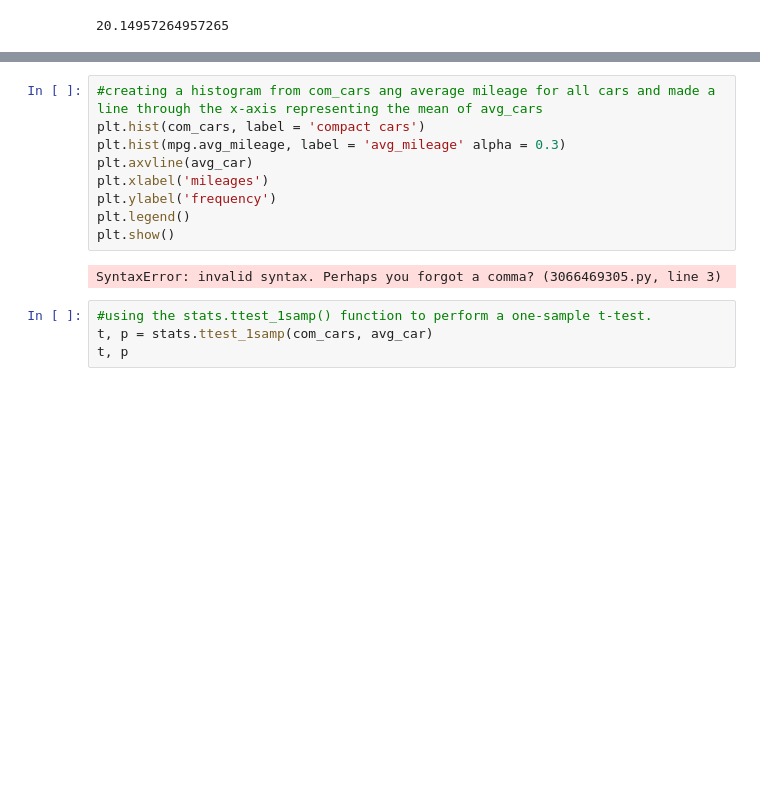
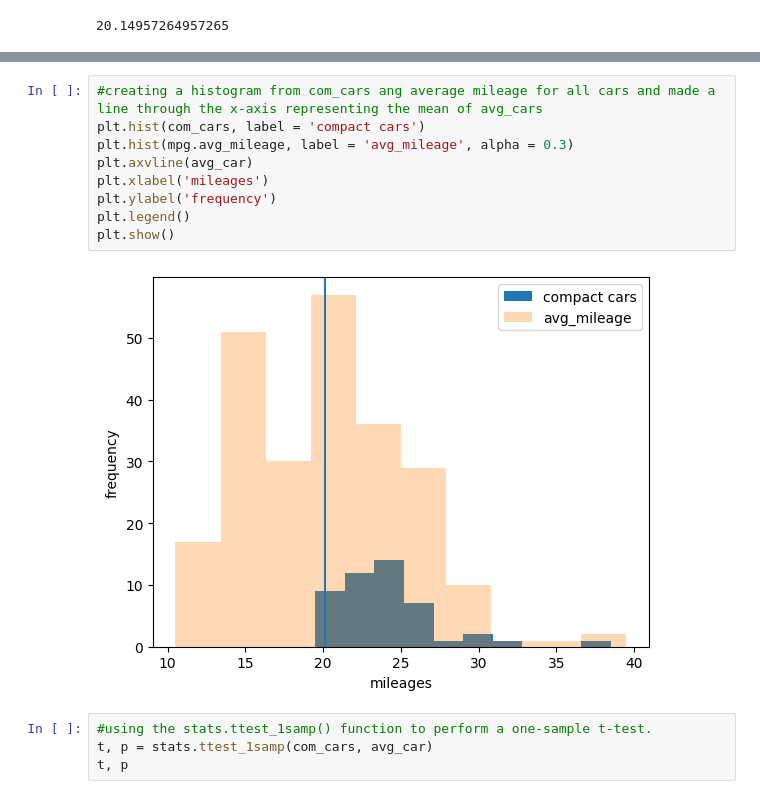
Before and after one commit to TheodoreQuansah/statistics-exercises, a Jupyter notebook: hypothesis_testing.ipynb, the cells around one changed output, grey strips where cells are left out. Drawn from its saved outputs; the diff is of its cells as text; blank space fills up the shorter version.

```diff
--- a/hypothesis_testing.ipynb
+++ b/hypothesis_testing.ipynb
@@ -820,14 +843,14 @@ avg_car
 # %%
 #creating a histogram from com_cars ang average mileage for all cars and made a line through the x-axis representing the mean of avg_cars
 plt.hist(com_cars, label = 'compact cars')
-plt.hist(mpg.avg_mileage, label = 'avg_mileage' alpha = 0.3)
+plt.hist(mpg.avg_mileage, label = 'avg_mileage', alpha = 0.3)
 plt.axvline(avg_car)
 plt.xlabel('mileages')
 plt.ylabel('frequency')
 plt.legend()
 plt.show()
 # %% [output]
-SyntaxError: invalid syntax. Perhaps you forgot a comma? (3066469305.py, line 3)
+[figure, added]
 # %%
 #using the stats.ttest_1samp() function to perform a one-sample t-test.
 t, p = stats.ttest_1samp(com_cars, avg_car)
```
Also changed, not shown: parts of 5 cells of this notebook.
